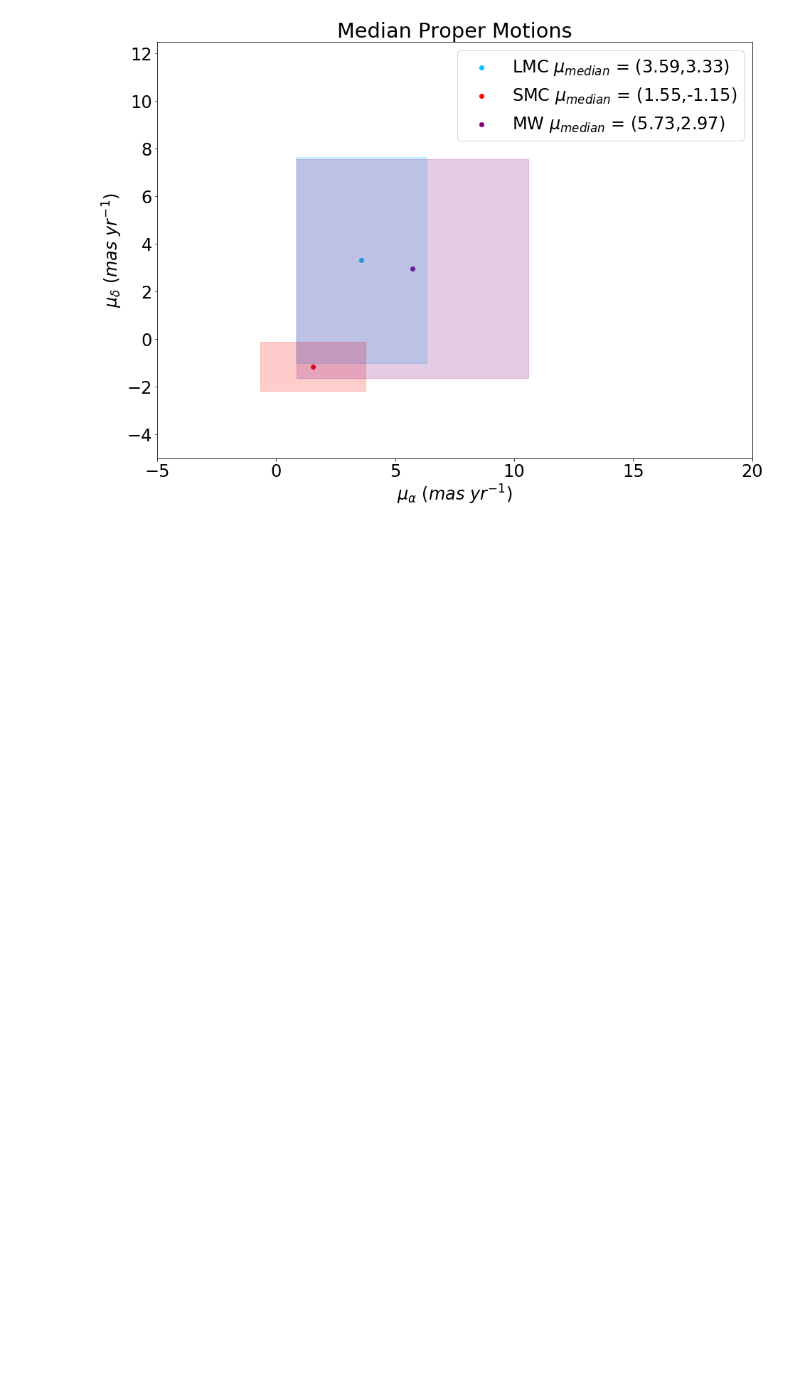
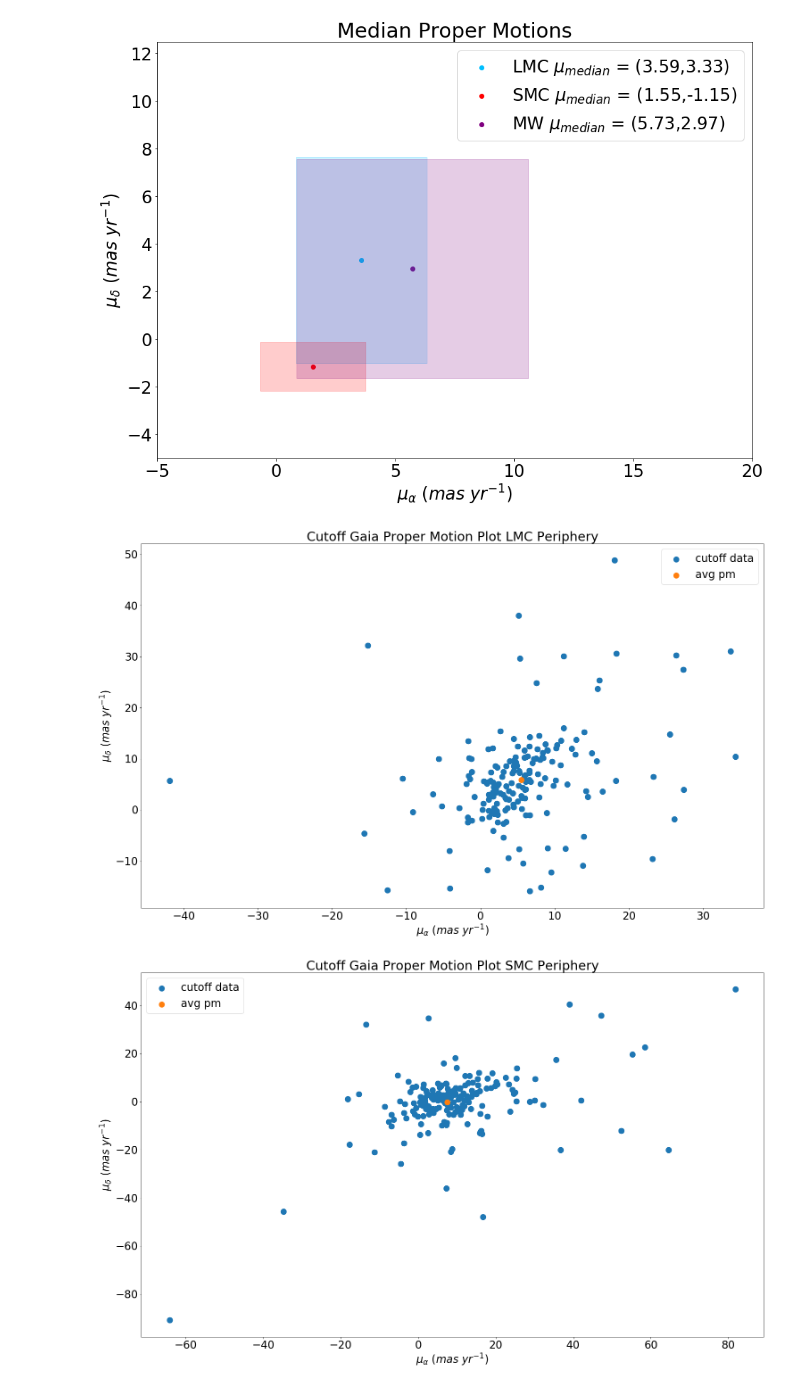
Before and after one commit to JoshuaPovick/MS_young, a Jupyter notebook: MSyoung2.ipynb, the cells around one changed output. Cells and saved outputs as stored; diff of their text form; code cells hidden in the pictures; blank space fills up the shorter version.

Commit message:
plots update for mag cutoff

```diff
--- a/MSyoung2.ipynb
+++ b/MSyoung2.ipynb
@@ -918,0 +985,38 @@ plt.show()
+# %%
+###Plots for proper motion in periphery after magnitude cutoff
+
+#Cutoff lpmdec, lpmra
+plt.figure(figsize=[25,15])
+plt.scatter(clean_lpmra,clean_lpmdec,s=150,label='cutoff data')
+plt.scatter(np.nanmean(clean_lpmra),np.nanmean(clean_lpmdec),s=150,label='avg pm')
+plt.xlabel('$\mu_{\\alpha}$ $(mas$ $yr^{-1}$)')
+plt.ylabel('$\mu_{\delta}$ $(mas$ $yr^{-1}$)')
+plt.title('Cutoff Gaia Proper Motion Plot LMC Periphery')
+plt.savefig('cutlmcpm.pdf',bbox_inches='tight')
+plt.legend()
+plt.show()
+
+#Cutoff spmdec, spmra
+plt.figure(figsize=[25,15])
+plt.scatter(clean_spmra,clean_spmdec,s=150,label='cutoff data')
+plt.scatter(np.nanmean(clean_spmra),np.nanmean(clean_spmdec),s=150,label='avg pm')
+plt.xlabel('$\mu_{\\alpha}$ $(mas$ $yr^{-1}$)')
+plt.ylabel('$\mu_{\delta}$ $(mas$ $yr^{-1}$)')
+plt.title('Cutoff Gaia Proper Motion Plot SMC Periphery')
+plt.savefig('cutsmcpm.pdf',bbox_inches='tight')
+plt.legend()
+plt.show()
+
+#Cutoff mpmdec, mpmra
+plt.figure(figsize=[25,15])
+plt.scatter(clean_spmra,clean_spmdec,s=150,label='cutoff data')
+plt.scatter(np.nanmean(clean_spmra),np.nanmean(clean_spmdec),s=150,label='avg pm')
+plt.xlabel('$\mu_{\\alpha}$ $(mas$ $yr^{-1}$)')
+plt.ylabel('$\mu_{\delta}$ $(mas$ $yr^{-1}$)')
+plt.title('Cutoff Gaia Proper Motion Plot MW')
+plt.savefig('cutsmcpm.pdf',bbox_inches='tight')
+plt.legend()
+plt.show()
+# %% [output]
+[figure, added]
+[figure, added]
```
Also changed, not shown: parts of 4 cells of this notebook.
